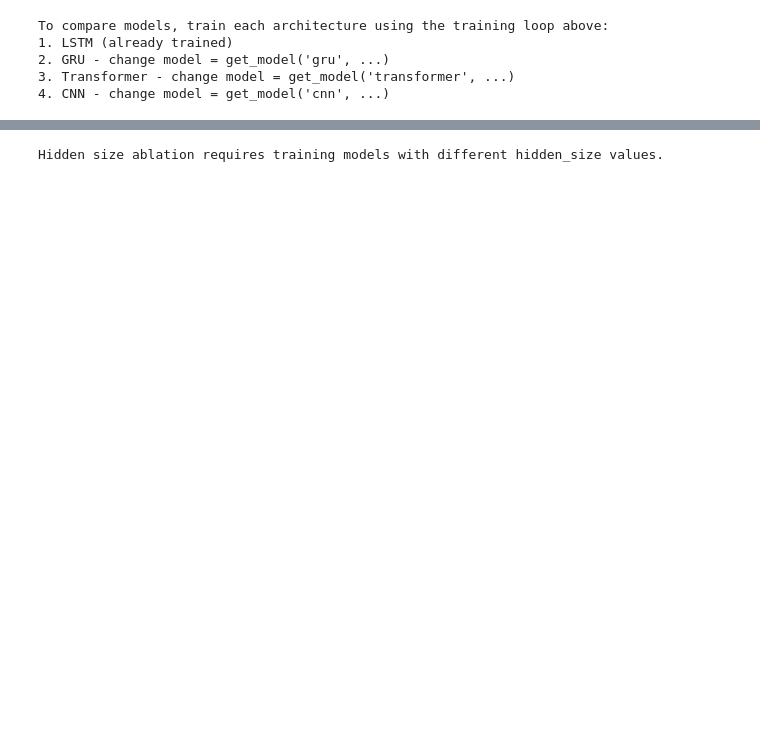
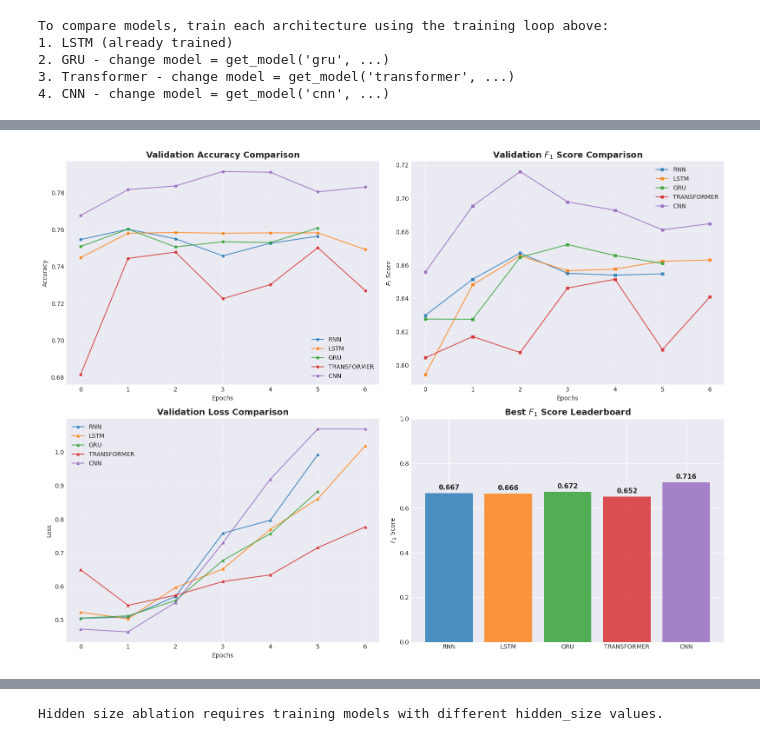
Before and after one commit to jackshengxinz/ECE364-final-project, a Jupyter notebook: Quora_Duplicate_Questions.ipynb, the cells around one changed output, grey strips where cells are left out. Saved outputs shown, nothing was run; the diff lists cells and outputs as text; code cells hidden in the pictures; blank space fills up the shorter version.

```diff
--- a/Quora_Duplicate_Questions.ipynb
+++ b/Quora_Duplicate_Questions.ipynb
@@ -1846,7 +1514,0 @@ Error Analysis:
-# %%
-print("False Positives (model incorrectly predicted as duplicates):\n")
-for i, fp in enumerate(errors['false_positives'], 1):
-    print(f"Example {i} (confidence: {fp['prob']:.4f}):")
-    print(f"  Q1: {fp['q1']}")
-    print(f"  Q2: {fp['q2']}")
-    print()
@@ -1873,7 +1514,0 @@ Example 5 (confidence: 0.4994):
-# %%
-print("False Negatives (model incorrectly predicted as non-duplicates):\n")
-for i, fn in enumerate(errors['false_negatives'], 1):
-    print(f"Example {i} (confidence: {1-fn['prob']:.4f}):")
-    print(f"  Q1: {fn['q1']}")
-    print(f"  Q2: {fn['q2']}")
-    print()
@@ -2119,0 +1730,83 @@ Comparison plots require running ablation studies first.
+# %%
+import matplotlib.pyplot as plt
+import numpy as np
+
+# 1. Setup the figure - 2x2 grid
+fig, axes = plt.subplots(2, 2, figsize=(16, 12))
+colors = ['#1f77b4', '#ff7f0e', '#2ca02c', '#d62728', '#9467bd'] # Distinct colors for 5 models
+model_list = list(results.keys())
+
+if not model_list:
+    print("Error: 'results' dictionary is empty. Please run the training loop first.")
+else:
+    # Helper to handle key differences (e.g., 'val_acc' vs 'val_accuracy')
+    def get_data(h_dict, keys):
+        for k in keys:
+            if k in h_dict and len(h_dict[k]) > 0:
+                return h_dict[k]
+        return None
+
+    # --- Plot 1: Validation Accuracy ---
+    for i, m_type in enumerate(model_list):
+        history = results[m_type]
+        data = get_data(history, ['val_accuracy', 'val_acc'])
+        if data is not None:
+            axes[0, 0].plot(data, label=f'{m_type.upper()}', color=colors[i], marker='o', markersize=4, alpha=0.8)
+
+    axes[0, 0].set_title('Validation Accuracy Comparison', fontsize=14, fontweight='bold')
+    axes[0, 0].set_xlabel('Epochs')
+    axes[0, 0].set_ylabel('Accuracy')
+    axes[0, 0].legend()
+    axes[0, 0].grid(True, linestyle='--', alpha=0.6)
+
+    # --- Plot 2: Validation F1 Score ---
+    for i, m_type in enumerate(model_list):
+        history = results[m_type]
+        data = get_data(history, ['val_f1'])
+        if data is not None:
+            axes[0, 1].plot(data, label=f'{m_type.upper()}', color=colors[i], marker='s', markersize=4, alpha=0.8)
+
+    axes[0, 1].set_title(r'Validation $F_1$ Score Comparison', fontsize=14, fontweight='bold')
+    axes[0, 1].set_xlabel('Epochs')
+    axes[0, 1].set_ylabel(r'$F_1$ Score')
+    axes[0, 1].legend()
+    axes[0, 1].grid(True, linestyle='--', alpha=0.6)
+
+    # --- Plot 3: Validation Loss ---
+    for i, m_type in enumerate(model_list):
+        history = results[m_type]
+        data = get_data(history, ['val_loss'])
+        if data is not None:
+            axes[1, 0].plot(data, label=f'{m_type.upper()}', color=colors[i], marker='^', markersize=4, alpha=0.8)
+
+    axes[1, 0].set_title('Validation Loss Comparison', fontsize=14, fontweight='bold')
+    axes[1, 0].set_xlabel('Epochs')
+    axes[1, 0].set_ylabel('Loss')
+    axes[1, 0].legend()
+    axes[1, 0].grid(True, linestyle='--', alpha=0.6)
+
+    # --- Plot 4: Final Leaderboard (Best F1 Score) ---
+    best_f1s = []
+    labels = []
+    for m_type in model_list:
+        data = get_data(results[m_type], ['val_f1'])
+        val = max(data) if data else 0
+        best_f1s.append(val)
+        labels.append(m_type.upper())
+
+    bars = axes[1, 1].bar(labels, best_f1s, color=colors[:len(labels)], alpha=0.8)
+    axes[1, 1].set_title(r'Best $F_1$ Score Leaderboard', fontsize=14, fontweight='bold')
+    axes[1, 1].set_ylabel(r'$F_1$ Score')
+    axes[1, 1].set_ylim(0, 1.0)
+
+    # Add numeric labels on top of bars
+    for bar in bars:
+        height = bar.get_height()
+        axes[1, 1].text(bar.get_x() + bar.get_width()/2., height + 0.01,
+                        f'{height:.3f}', ha='center', va='bottom', fontweight='bold', fontsize=11)
+
+    plt.tight_layout()
+    # Save the file for use in the report
+    plt.savefig('final_model_comparison.png', dpi=200, bbox_inches='tight')
+    print("✅ Comparison plots saved as 'final_model_comparison.png'")
+# %% [output]
@@ -2120 +1814,2 @@ Comparison plots require running ablation studies first.
+[figure, added]
 # %% [markdown]
```
Also changed, not shown: parts of 81 cells of this notebook, 12 other files.
